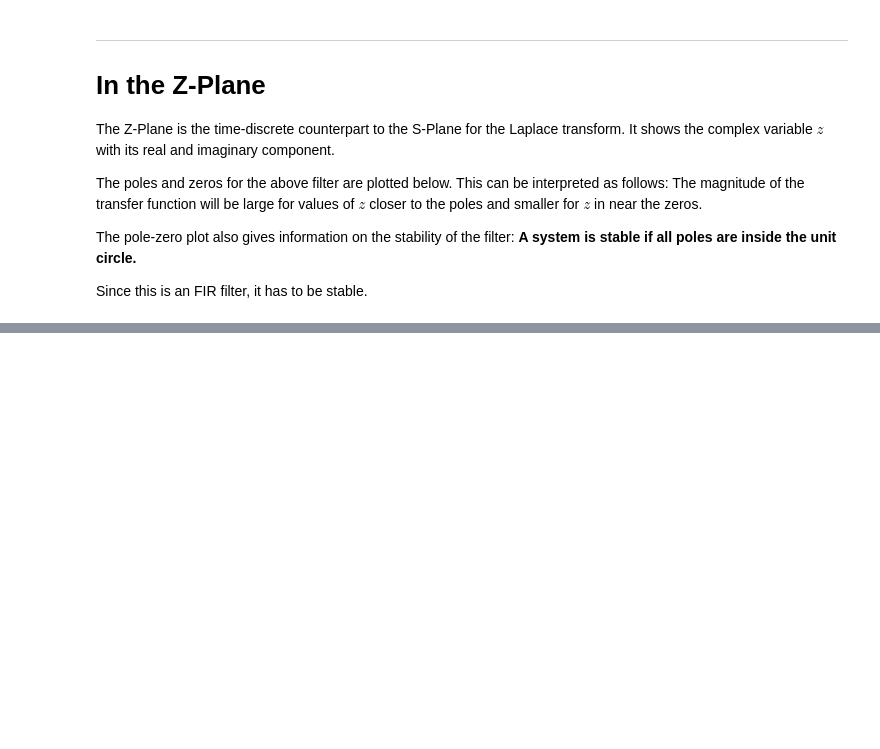
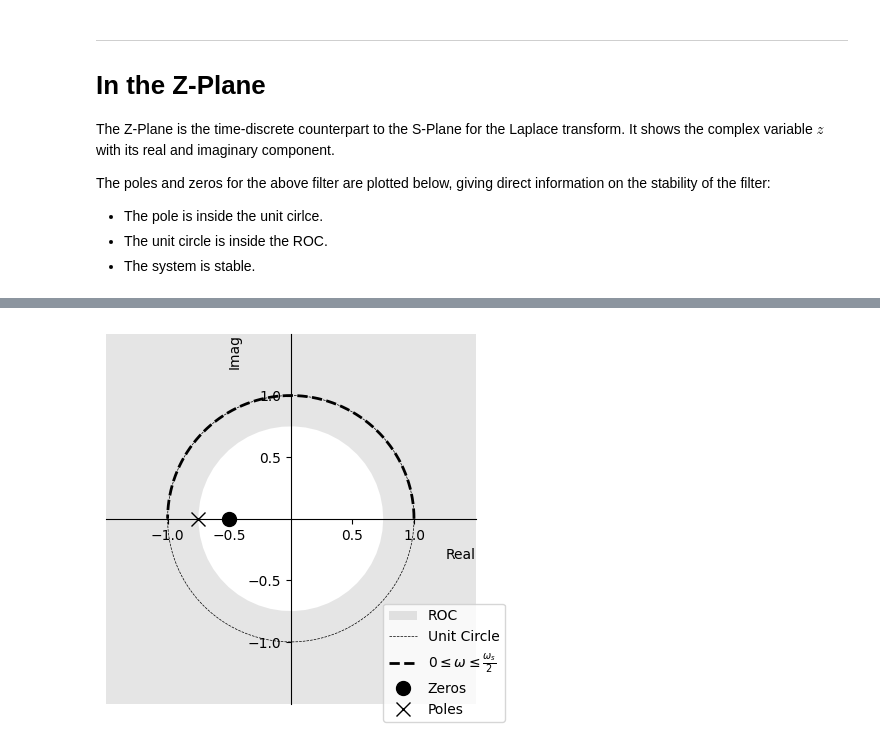
Before and after one commit to ringbuffer-org/dsp_website, a Jupyter notebook: jupyter/z_transform_filters.ipynb, the cells around one changed output, grey strips where cells are left out. Drawn from its saved outputs; the diff is of its cells as text; code cells hidden in the pictures; blank space fills up the shorter version.

```diff
--- a/jupyter/z_transform_filters.ipynb
+++ b/jupyter/z_transform_filters.ipynb
@@ -156,14 +194,12 @@ As all causal FIR filters it has $N=2$ poles at the origin $z=0$.
 The Z-Plane is the time-discrete counterpart to the S-Plane for the Laplace transform.
 It shows the complex variable $z$ with its real and imaginary component.
 
-The poles and zeros for the above filter are plotted below.
-This can be interpreted as follows:
-The magnitude of the transfer function will be large for values of $z$ closer to the poles and smaller for $z$ in near the zeros.
+The poles and zeros for the above filter are plotted below,
+giving direct information on the stability of the filter:
 
-The pole-zero plot also gives information on the stability of the filter:
-**A system is stable if all poles are inside the unit circle.**
-
-Since this is an FIR filter, it has to be stable.
+- The pole is inside the unit cirlce.
+- The unit circle is inside the ROC.
+- The system is stable.
 # %%
 ax = plt.subplot(111)
 ax.axis('equal')
@@ -176,15 +212,38 @@ ax.spines['top'].set_visible(False)
 r = 1.5; plt.axis('scaled'); plt.axis([-r, r, -r, r])
 ticks = [-1, -.5, .5, 1]; plt.xticks(ticks); plt.yticks(ticks)
 
-uc = patches.Circle((0,0), radius=1, fill='gray', color='gray', alpha=0.2, label='Stable')
+n, radii = 50, [0.75, 100]
+
+theta = np.linspace(0, 2*np.pi, n, endpoint=True)
+xs = np.outer(radii, np.cos(theta))
+ys = np.outer(radii, np.sin(theta))
+
+# in order to have a closed area, the circles
+# should be traversed in opposite directions
+xs[1,:] = xs[1,::-1]
+ys[1,:] = ys[1,::-1]
+
+ax.fill(np.ravel(xs), np.ravel(ys),'gray', alpha=0.2, label='ROC')
 
 
-ax.add_patch(uc)
+theta  = np.linspace( 0 , 2*np.pi , 150 )
+radius = 1
+a = radius * np.cos( theta )
+b = radius * np.sin( theta )
+plt.plot( a, b , 'k--', linewidth=0.5,label='Unit Circle')
 
 
-b, a, k = signal.butter(2, 0.1, output='zpk')
 
-a[0] *= 2
+theta  = np.linspace( 0 , np.pi , 150 )
+radius = 1
+a = radius * np.cos( theta )
+b = radius * np.sin( theta )
+plt.plot( a, b , 'k--', linewidth=2,label='$0 \leq \omega \leq \\frac{\omega_s}{2}$')
+
+
+
+b = [1,0.5]
+a = [1,0.75]
 
 # zeros
 z  = np.roots(b)
@@ -192,12 +251,11 @@ t1 = plt.plot(z.real, z.imag, 'ok', ms=10, label='Zeros')
 
 # poles
 p  = np.roots(a)
-t2 = plt.plot(0, 0, 'xk', ms=10, label='Poles')
-
-
+t2 = plt.plot(p.real, p.imag, 'xk', ms=10, label='Poles')
 
 plt.xlabel('Real', loc='right')
 plt.ylabel('Imag', loc='top')
 
-plt.legend(loc=1);
+plt.legend(loc=(0.75,-0.05));
+#plt.xlim([-3,3]);
 # %% [output]
@@ -204,0 +262 @@ plt.legend(loc=1);
+[figure, added]
```
Also changed, not shown: parts of 13 cells of this notebook, 16 other files.
